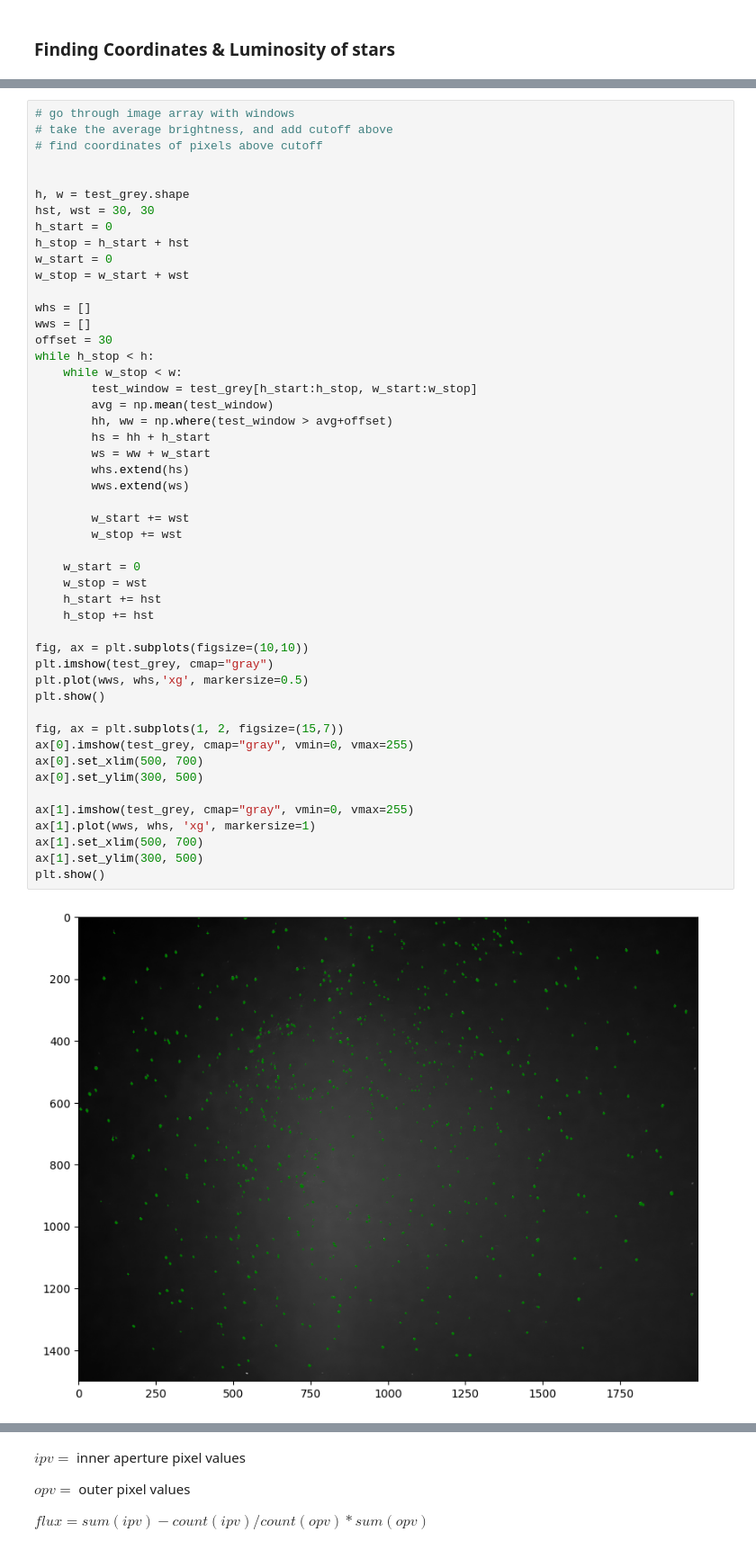
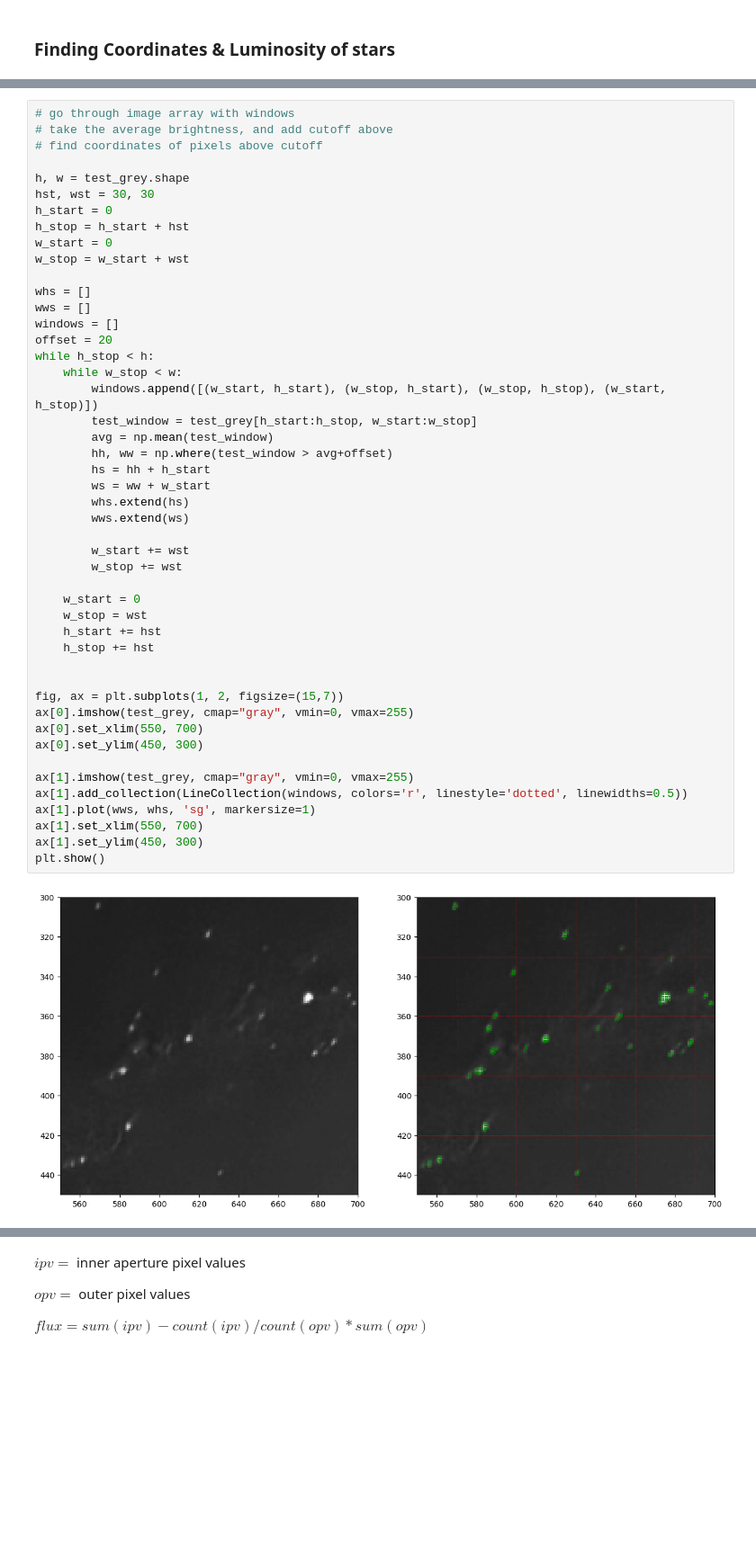
Before and after one commit to emilycardwell/find-my-star, a Jupyter notebook: testing.ipynb, the cells around one changed output, grey strips where cells are left out. Shown at 90% size. Saved outputs shown, nothing was run; the diff lists cells and outputs as text; blank space fills up the shorter version.

```diff
--- a/testing.ipynb
+++ b/testing.ipynb
@@ -239,7 +256,6 @@ interactive(children=(IntSlider(value=0, description='c', max=255, step=5), Outp
 # go through image array with windows
 # take the average brightness, and add cutoff above
 # find coordinates of pixels above cutoff
-
 
 h, w = test_grey.shape
 hst, wst = 30, 30
@@ -248,41 +264,40 @@ h_stop = h_start + hst
 w_start = 0
 w_stop = w_start + wst
 
 whs = []
 wws = []
-offset = 30
+windows = []
+offset = 20
 while h_stop < h:
     while w_stop < w:
+        windows.append([(w_start, h_start), (w_stop, h_start), (w_stop, h_stop), (w_start, h_stop)])
         test_window = test_grey[h_start:h_stop, w_start:w_stop]
         avg = np.mean(test_window)
         hh, ww = np.where(test_window > avg+offset)
         hs = hh + h_start
         ws = ww + w_start
         whs.extend(hs)
         wws.extend(ws)
 
         w_start += wst
         w_stop += wst
 
     w_start = 0
     w_stop = wst
     h_start += hst
     h_stop += hst
 
-fig, ax = plt.subplots(figsize=(10,10))
-plt.imshow(test_grey, cmap="gray")
-plt.plot(wws, whs,'xg', markersize=0.5)
-plt.show()
 
 fig, ax = plt.subplots(1, 2, figsize=(15,7))
 ax[0].imshow(test_grey, cmap="gray", vmin=0, vmax=255)
-ax[0].set_xlim(500, 700)
-ax[0].set_ylim(300, 500)
+ax[0].set_xlim(550, 700)
+ax[0].set_ylim(450, 300)
 
 ax[1].imshow(test_grey, cmap="gray", vmin=0, vmax=255)
-ax[1].plot(wws, whs, 'xg', markersize=1)
-ax[1].set_xlim(500, 700)
-ax[1].set_ylim(300, 500)
+ax[1].add_collection(LineCollection(windows, colors='r', linestyle='dotted', linewidths=0.5))
+ax[1].plot(wws, whs, 'sg', markersize=1)
+ax[1].set_xlim(550, 700)
+ax[1].set_ylim(450, 300)
 plt.show()
 # %% [output]
-[figure, old version]
+[figure, new version]
```
Also changed, not shown: parts of 18 cells of this notebook.
